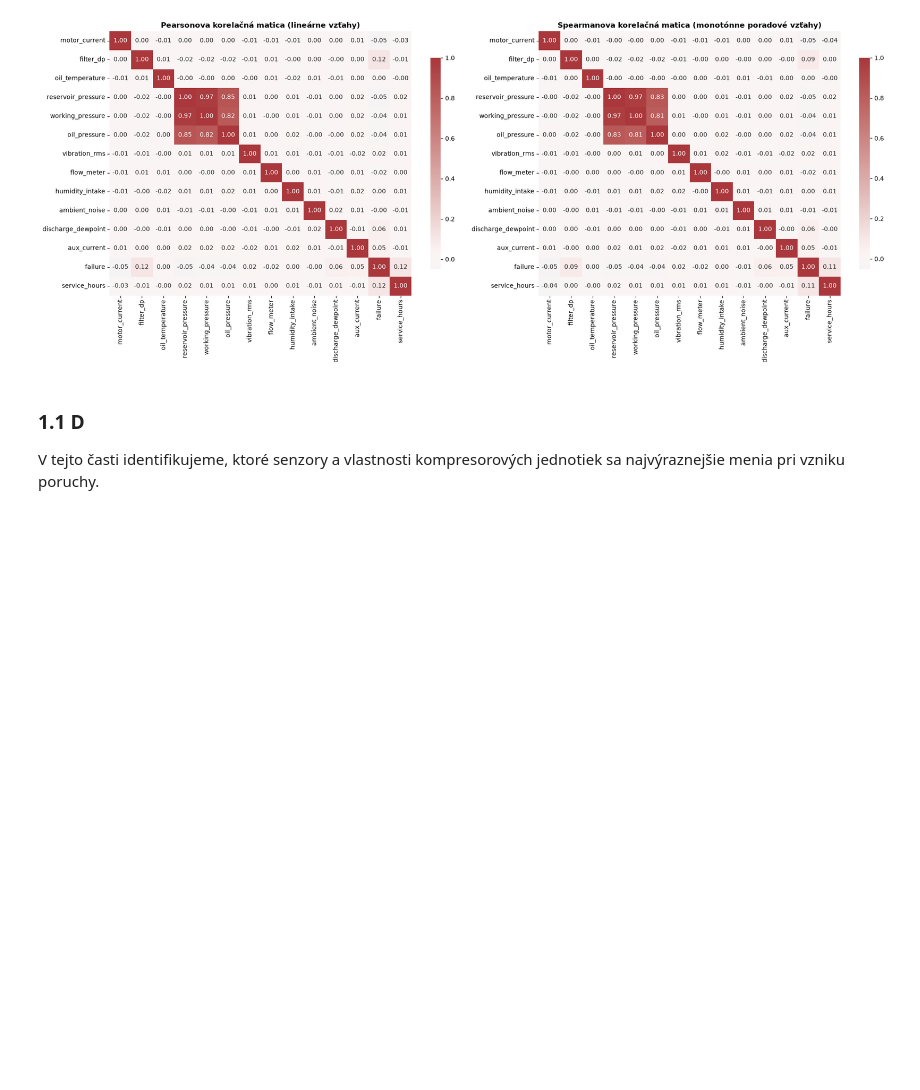
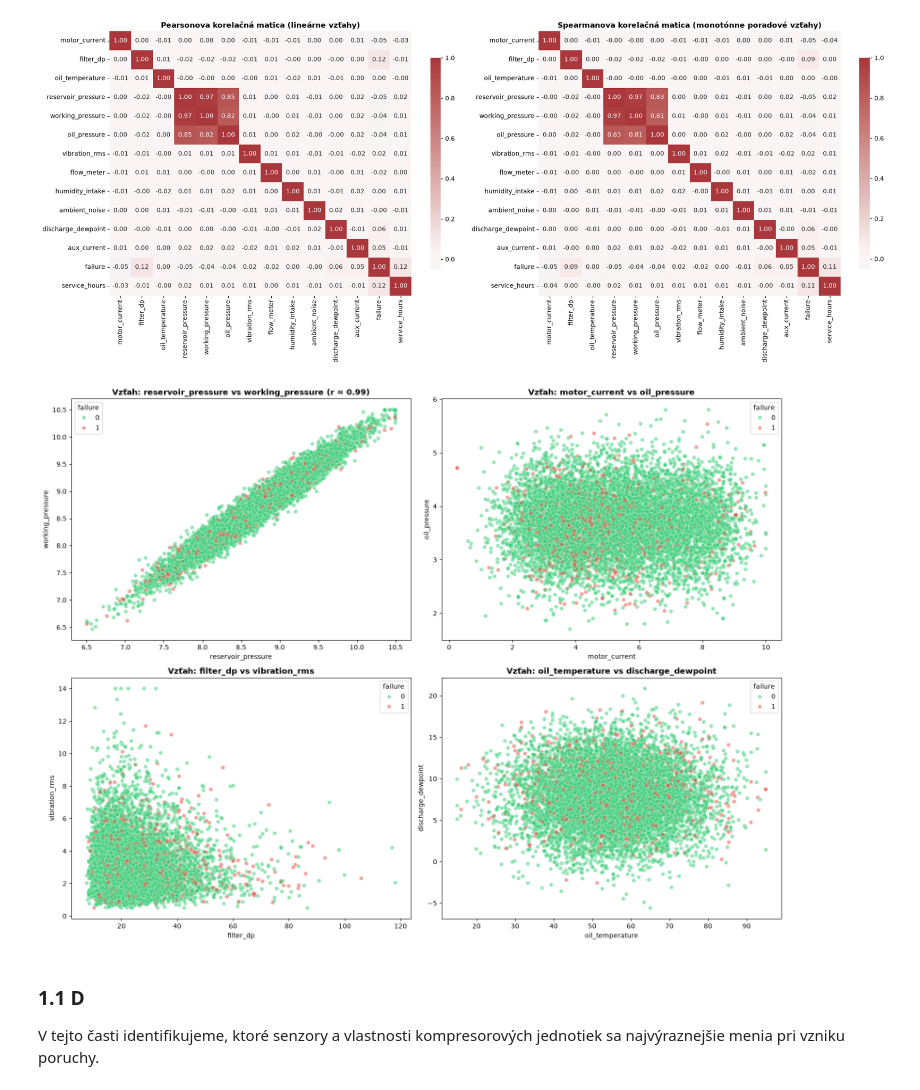
Before and after one commit to tancop/iau-projekt, a Jupyter notebook: main.ipynb, the cells around one changed output. Cells and saved outputs as stored; diff of their text form; code cells hidden in the pictures; blank space fills up the shorter version.

Commit message:
scatterplots

```diff
--- a/main.ipynb
+++ b/main.ipynb
@@ -768,6 +768,30 @@ plt.tight_layout()
 plt.show()
 # %% [output]
 [figure]
+# %%
+fig, axes = plt.subplots(2, 2, figsize=(16, 12))
+
+
+sns.scatterplot(data=data, x="reservoir_pressure", y="working_pressure",
+                hue="failure", palette=["#2ecc71", "#e74c3c"], alpha=0.5, ax=axes[0, 0])
+axes[0, 0].set_title("Vzťah: reservoir_pressure vs working_pressure (r ≈ 0.99)", fontweight="bold")
+
+sns.scatterplot(data=data, x="motor_current", y="oil_pressure",
+                hue="failure", palette=["#2ecc71", "#e74c3c"], alpha=0.5, ax=axes[0, 1])
+axes[0, 1].set_title("Vzťah: motor_current vs oil_pressure", fontweight="bold")
+
+sns.scatterplot(data=data, x="filter_dp", y="vibration_rms",
+                hue="failure", palette=["#2ecc71", "#e74c3c"], alpha=0.5, ax=axes[1, 0])
+axes[1, 0].set_title("Vzťah: filter_dp vs vibration_rms", fontweight="bold")
+
+sns.scatterplot(data=data, x="oil_temperature", y="discharge_dewpoint",
+                hue="failure", palette=["#2ecc71", "#e74c3c"], alpha=0.5, ax=axes[1, 1])
+axes[1, 1].set_title("Vzťah: oil_temperature vs discharge_dewpoint", fontweight="bold")
+
+plt.tight_layout()
+plt.show()
+# %% [output]
+[figure, added]
 # %% [markdown]
 ### 1.1 D
 
```
Also changed, not shown: parts of 2 cells of this notebook.
